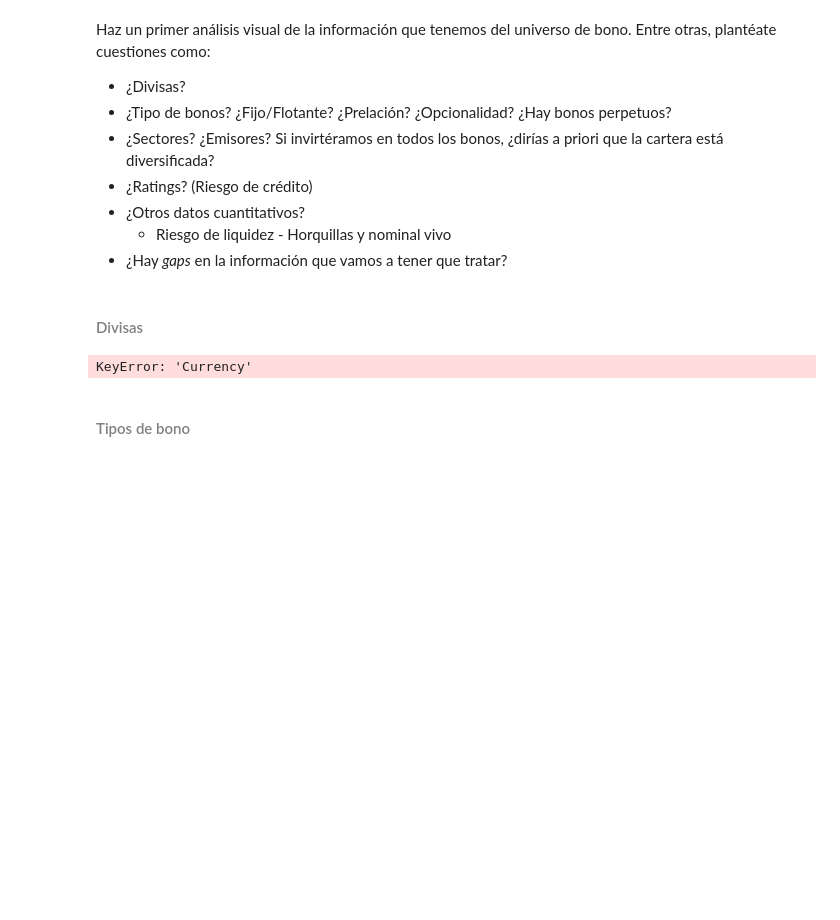
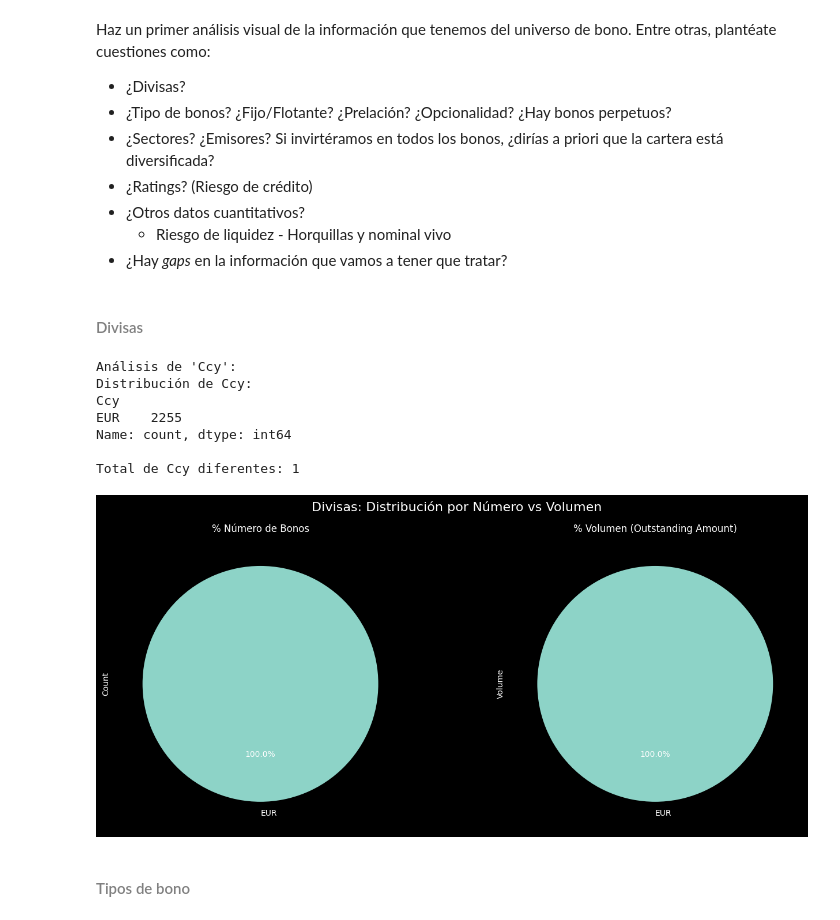
Before and after one commit to javierhernandezm/MIAX---Modulo-2, a Jupyter notebook: src/TallerRF_AnálisisCartera_Enunciado.ipynb, the cells around one changed output. Cells and saved outputs as stored; diff of their text form; code cells hidden in the pictures; blank space fills up the shorter version.

```diff
--- a/src/TallerRF_AnálisisCartera_Enunciado.ipynb
+++ b/src/TallerRF_AnálisisCartera_Enunciado.ipynb
@@ -108,9 +108,41 @@ Entre otras, plantéate cuestiones como:
 # %% [markdown]
 #### <font color=#808080>Divisas</font>
 # %%
-visualizaton_analysis.divisas_visualization(universo)
+print(f"\nAnálisis de 'Ccy':")
+dist_group_col = universo['Ccy'].value_counts()
+print(f"Distribución de {'Ccy'}:")
+print(dist_group_col)
+print(f"\nTotal de {'Ccy'} diferentes: {len(dist_group_col)}")
+
+df_grouped = universo.groupby('Ccy').agg({
+    'ISIN': 'count',
+    'Outstanding Amount': 'sum'
+}).rename(columns={'ISIN': 'Count', 'Outstanding Amount': 'Volume'})
+
+fig, axes = plt.subplots(1, 2, figsize=(14, 6))
+fig.suptitle(f'Divisas: Distribución por Número vs Volumen', fontsize=16)
+
+df_grouped['Count'].plot.pie(
+    ax=axes[0], autopct='%1.1f%%', startangle=90
+)
+axes[0].set_title('% Número de Bonos')
+
+df_grouped['Volume'].plot.pie(
+    ax=axes[1], autopct='%1.1f%%', startangle=90
+)
+axes[1].set_title('% Volumen (Outstanding Amount)')
+
+plt.tight_layout()
+plt.show()
 # %% [output]
-KeyError: 'Currency'
+Análisis de 'Ccy':
+Distribución de Ccy:
+Ccy
+EUR    2255
+Name: count, dtype: int64
+
+Total de Ccy diferentes: 1
+[figure, added]
 # %% [markdown]
 #### <font color=#808080>Tipos de bono</font>
 # %%
```
Also changed, not shown: parts of 18 cells of this notebook, 2 other files.
